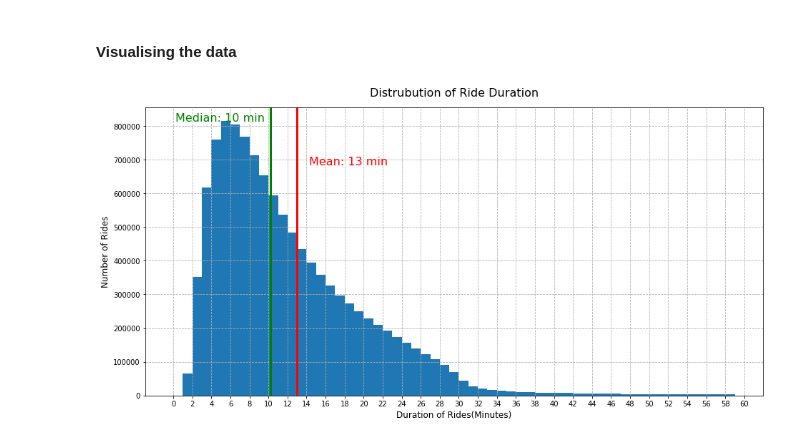
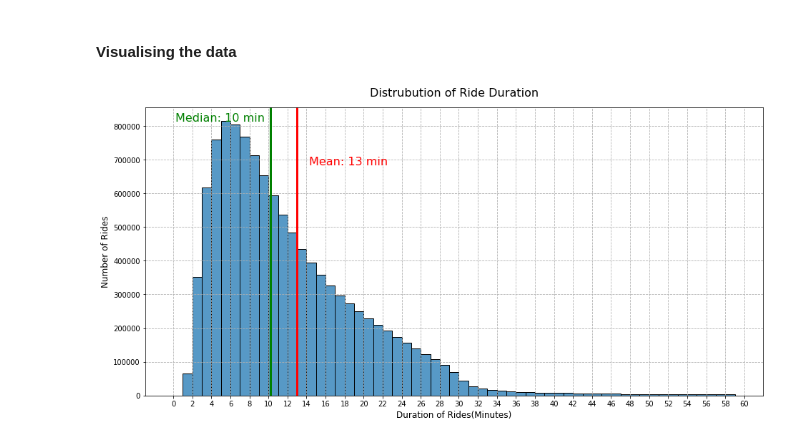
Before and after one commit to kelvinpurdom/HelsinkiCityBikes, a Jupyter notebook: notebooks/HelsinkiCityBikes.ipynb, the cells around one changed output. Cells and saved outputs as stored; diff of their text form; code cells hidden in the pictures.

```diff
--- a/notebooks/HelsinkiCityBikes.ipynb
+++ b/notebooks/HelsinkiCityBikes.ipynb
@@ -134,33 +136,33 @@ plt.title('Distrubution of Ride Distance', fontdict={"fontsize":16}, pad = 15);
 df_ = df.copy()
 
 # Converting seconds to minutes
 df_["duration"] = df_["duration"]/60
 
 # Filtering relevant data
 duration = df_["duration"]
 fig = plt.figure(figsize=(15,7))
 ax = fig.add_axes([0.1, 0.1, 0.8, 0.8])
 ax.grid(zorder=0, linestyle='dashed')
-plt.hist(duration, bins= range(60), histtype ="bar")
+sns.histplot(duration, bins= range(60))
 
 # adding mean and median lines
 plt.axvline(duration.mean(), color='red', linestyle='-', linewidth=3 )
 plt.axvline(duration.median(), color='green', linestyle='-', linewidth=3 )
 
 
 # plot x,y labels
 plt.xlabel("Duration of Rides(Minutes)", fontsize= 12, x = 0.5)
 plt.ylabel("Number of Rides", fontsize= 12)
 
 min_ylim, max_ylim = plt.ylim()
 plt.text(duration.mean()*1.1, max_ylim*0.8, 'Mean: {:.0f} min'.format(duration.mean()), color = 'red',  fontsize= 16)
 plt.text(duration.median()-10, max_ylim*0.95, 'Median: {:.0f} min'.format(duration.median()), color = 'green', fontsize= 16)
 
 # plot ticks
 ticks =range(0, 62, 2)
 plt.xticks(ticks)
-ticks =range(0, 3600, 2000)
+
 
 plt.title('Distrubution of Ride Duration', fontdict={"fontsize":16}, pad = 15);
 # %% [output]
-[figure, old version]
+[figure, new version]
```
Also changed, not shown: parts of 1 cell of this notebook.
